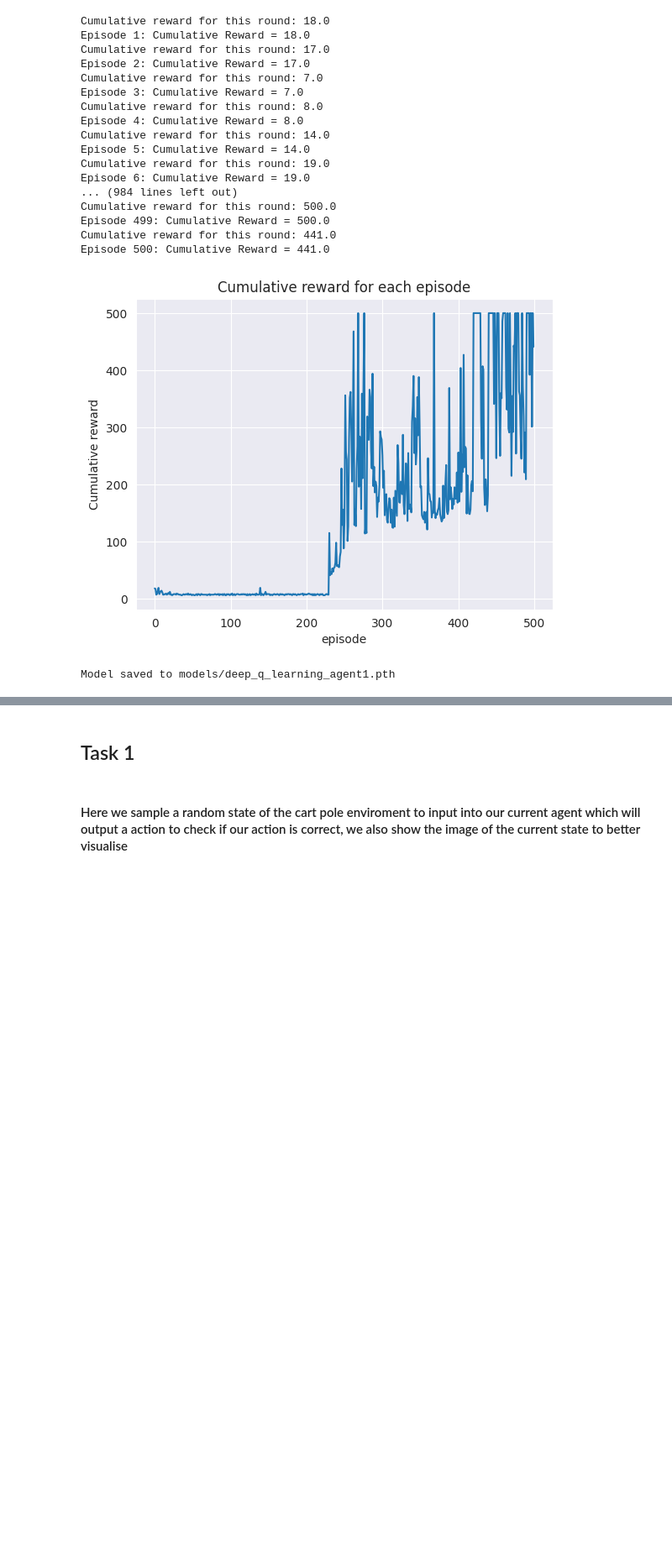
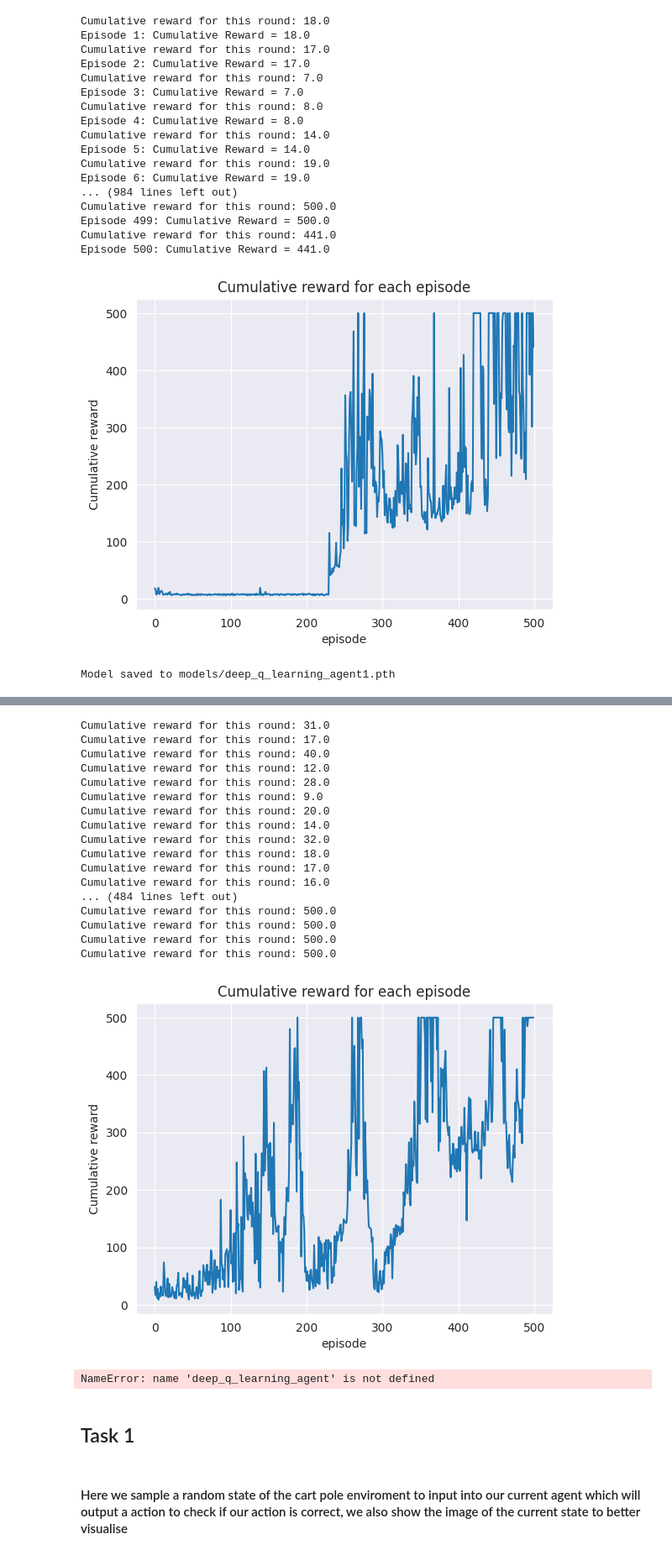
Before and after one commit to pehz0007/SC3000, a Jupyter notebook: lab.ipynb, the cells around one changed output, grey strips where cells are left out. Shown: that part at 84% size. Drawn from its saved outputs; the diff is of its cells as text; code cells hidden in the pictures; blank space fills up the shorter version.

Commit message:
Added REINFORCE

```diff
--- a/lab.ipynb
+++ b/lab.ipynb
@@ -271,7 +276,7 @@ from collections import deque
 # %%
-class DQNetwork(nn.Module):
+class NeuralNetwork(nn.Module):
     def __init__(self, state_size, action_size):
-        super(DQNetwork, self).__init__()
+        super(NeuralNetwork, self).__init__()
         self.model = nn.Sequential(
             nn.Linear(state_size, 512),
             nn.ReLU(),
@@ -343,8 +350,8 @@ class DeepQLearningAgent(Agent):
 
         # the Q network will learn and update frequently from experience
         # while the target network will only update after a certain number of episodes
-        self.q_network = DQNetwork(state_size, action_size).to(self.device)
-        self.target_network = DQNetwork(state_size, action_size).to(self.device)
+        self.q_network = NeuralNetwork(state_size, action_size).to(self.device)
+        self.target_network = NeuralNetwork(state_size, action_size).to(self.device)
         self.update_target_network()
 
         self.optimizer = optim.AdamW(self.q_network.parameters(), lr=self.lr, amsgrad=True)
@@ -468,3 +600,37 @@ Model saved to models/deep_q_learning_agent1.pth
+# %%
+episode_results = []
+env = RecordVideo(gym.make("CartPole-v1", render_mode="rgb_array"), "./videos")
+state_size = env.observation_space.shape[0]
+action_size = env.action_space.n
+reinforce_agent = REINFORCEAgent(state_size, action_size)
+
+for i in range(500):
+    cumulative_reward = run_episode(env, reinforce_agent)
+    episode_results.append(cumulative_reward)
+
+show_result(episode_results)
+
+reinforce_agent.save_model()
+# %% [output]
+Cumulative reward for this round: 31.0
+Cumulative reward for this round: 17.0
+Cumulative reward for this round: 40.0
+Cumulative reward for this round: 12.0
+Cumulative reward for this round: 28.0
+Cumulative reward for this round: 9.0
+Cumulative reward for this round: 20.0
+Cumulative reward for this round: 14.0
+Cumulative reward for this round: 32.0
+Cumulative reward for this round: 18.0
+Cumulative reward for this round: 17.0
+Cumulative reward for this round: 16.0
+... (484 lines left out)
+Cumulative reward for this round: 500.0
+Cumulative reward for this round: 500.0
+Cumulative reward for this round: 500.0
+Cumulative reward for this round: 500.0
+[figure, added]
+NameError: name 'deep_q_learning_agent' is not defined
 # %% [markdown]
 <H2> Task 1
 # %% [markdown]
```
Also changed, not shown: parts of 13 cells of this notebook.
